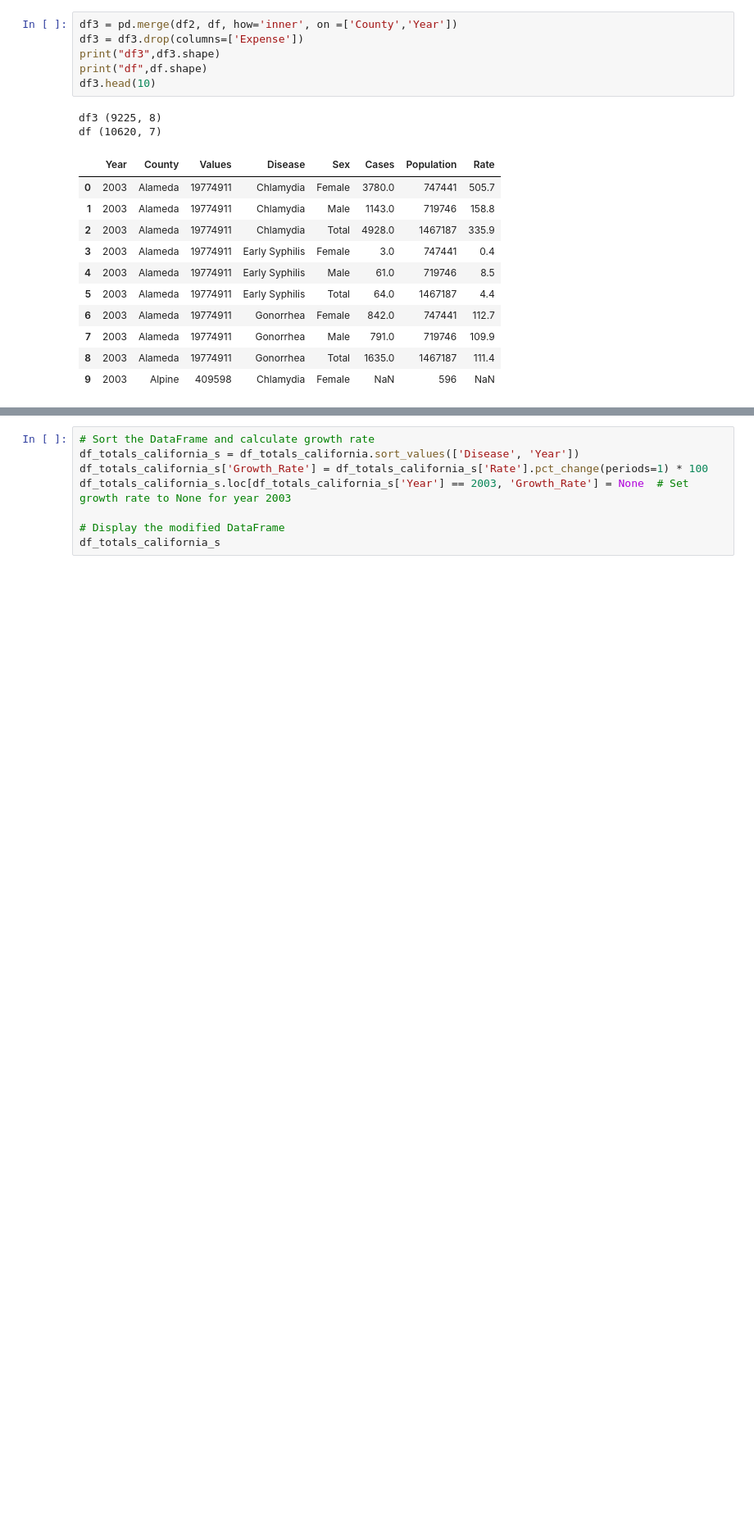
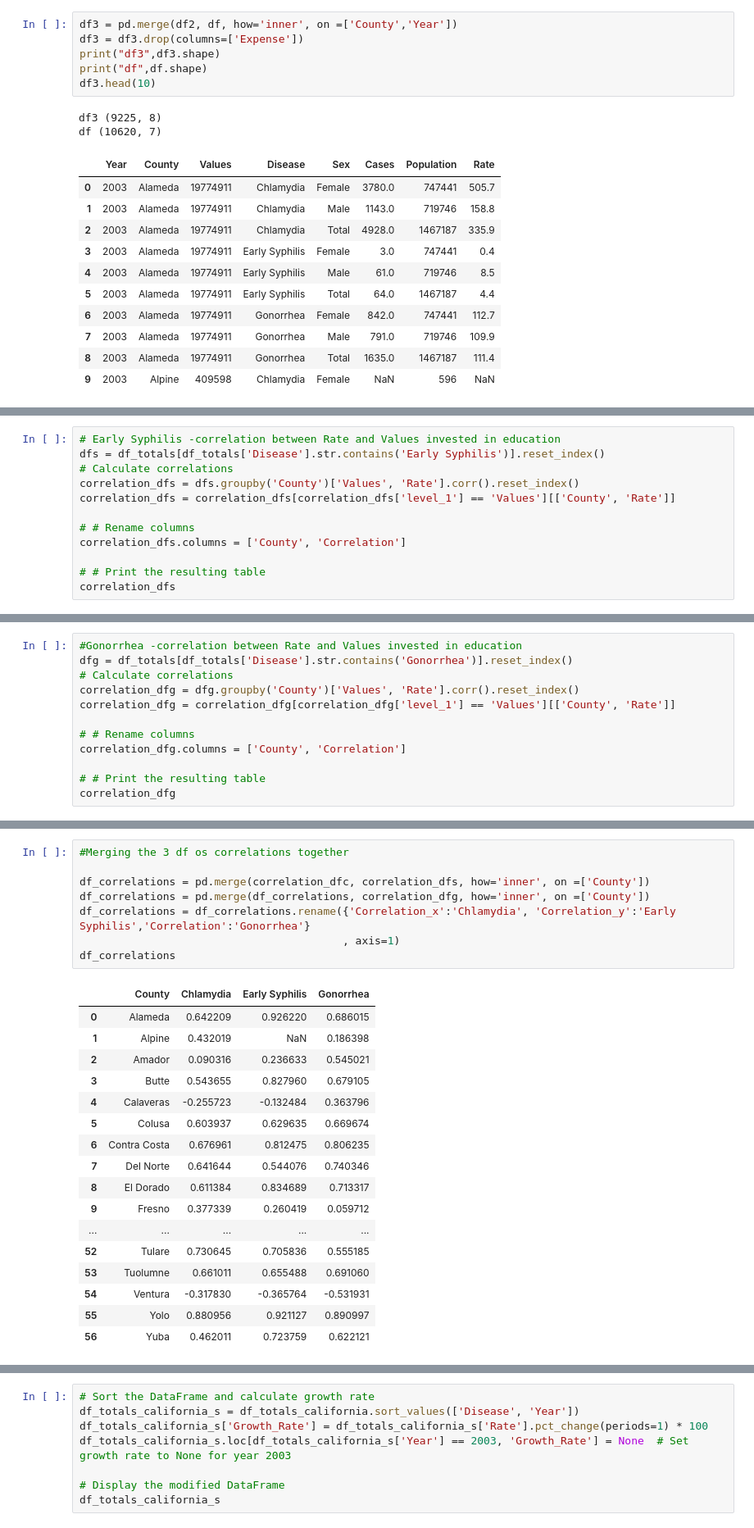
Before and after one commit to isaacchammah/python_project, a Jupyter notebook: sti_california.ipynb, the cells around one changed output, grey strips where cells are left out. Shown at 82% size. Saved outputs shown, nothing was run; the diff lists cells and outputs as text; blank space fills up the shorter version.

```diff
--- a/sti_california.ipynb
+++ b/sti_california.ipynb
@@ -143,0 +179,12 @@ The default value of numeric_only in DataFrameGroupBy.sum is deprecated. In a fu
+# %%
+# Early Syphilis -correlation between Rate and Values invested in education
+dfs = df_totals[df_totals['Disease'].str.contains('Early Syphilis')].reset_index()
+# Calculate correlations
+correlation_dfs = dfs.groupby('County')['Values', 'Rate'].corr().reset_index()
+correlation_dfs = correlation_dfs[correlation_dfs['level_1'] == 'Values'][['County', 'Rate']]
+
+# # Rename columns
+correlation_dfs.columns = ['County', 'Correlation']
+
+# # Print the resulting table
+correlation_dfs
@@ -143,0 +210,12 @@ The default value of numeric_only in DataFrameGroupBy.sum is deprecated. In a fu
+# %%
+#Gonorrhea -correlation between Rate and Values invested in education
+dfg = df_totals[df_totals['Disease'].str.contains('Gonorrhea')].reset_index()
+# Calculate correlations
+correlation_dfg = dfg.groupby('County')['Values', 'Rate'].corr().reset_index()
+correlation_dfg = correlation_dfg[correlation_dfg['level_1'] == 'Values'][['County', 'Rate']]
+
+# # Rename columns
+correlation_dfg.columns = ['County', 'Correlation']
+
+# # Print the resulting table
+correlation_dfg
@@ -143,0 +241,26 @@ The default value of numeric_only in DataFrameGroupBy.sum is deprecated. In a fu
+# %%
+#Merging the 3 df os correlations together
+
+df_correlations = pd.merge(correlation_dfc, correlation_dfs, how='inner', on =['County'])
+df_correlations = pd.merge(df_correlations, correlation_dfg, how='inner', on =['County'])
+df_correlations = df_correlations.rename({'Correlation_x':'Chlamydia', 'Correlation_y':'Early Syphilis','Correlation':'Gonorrhea'}
+                                         , axis=1)
+df_correlations
+# %% [output]
+|  | County | Chlamydia | Early Syphilis | Gonorrhea |
+| 0 | Alameda | 0.642209 | 0.926220 | 0.686015 |
+| 1 | Alpine | 0.432019 | NaN | 0.186398 |
+| 2 | Amador | 0.090316 | 0.236633 | 0.545021 |
+| 3 | Butte | 0.543655 | 0.827960 | 0.679105 |
+| 4 | Calaveras | -0.255723 | -0.132484 | 0.363796 |
+| 5 | Colusa | 0.603937 | 0.629635 | 0.669674 |
+| 6 | Contra Costa | 0.676961 | 0.812475 | 0.806235 |
+| 7 | Del Norte | 0.641644 | 0.544076 | 0.740346 |
+| 8 | El Dorado | 0.611384 | 0.834689 | 0.713317 |
+| 9 | Fresno | 0.377339 | 0.260419 | 0.059712 |
+| ... | ... | ... | ... | ... |
+| 52 | Tulare | 0.730645 | 0.705836 | 0.555185 |
+| 53 | Tuolumne | 0.661011 | 0.655488 | 0.691060 |
+| 54 | Ventura | -0.317830 | -0.365764 | -0.531931 |
+| 55 | Yolo | 0.880956 | 0.921127 | 0.890997 |
+| 56 | Yuba | 0.462011 | 0.723759 | 0.622121 |
```
Also changed, not shown: parts of 15 cells of this notebook.
